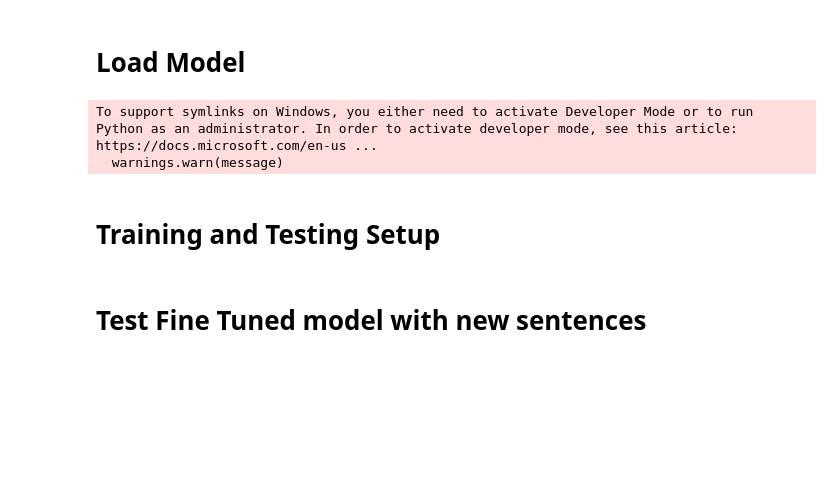
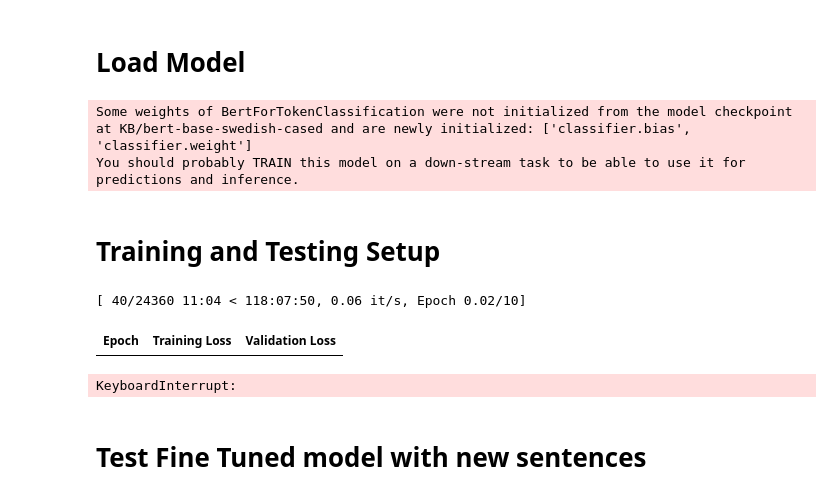
Before and after one commit to AlbertoftheRivers/NER_Entity_Linking_Multilingual_Swedish, a Jupyter notebook: NER_Entity_Linking_Alberto_delosrios.ipynb, the cells around one changed output. Saved outputs shown, nothing was run; the diff lists cells and outputs as text; code cells hidden in the pictures; blank space fills up the shorter version.

```diff
--- a/NER_Entity_Linking_Alberto_delosrios.ipynb
+++ b/NER_Entity_Linking_Alberto_delosrios.ipynb
@@ -425,26 +425,27 @@ val_dataset = NERDataset(val_encodings, val_labels)
 # %% [markdown]
 # Load Model
 # %%
-from transformers import XLMRobertaForTokenClassification, AutoModel, AutoTokenizer
+from transformers import XLMRobertaForTokenClassification, AutoModelForTokenClassification, AutoTokenizer
 
 # Number of labels (adjust to your label2id)
 num_labels = len(label2id)
 
 #model = XLMRobertaForTokenClassification.from_pretrained("xlm-roberta-base",num_labels=num_labels)
 
-model = AutoModel.from_pretrained('KB/bert-base-swedish-cased', num_labels=num_labels)
+model = AutoModelForTokenClassification.from_pretrained('KB/bert-base-swedish-cased', num_labels=num_labels)
 # %% [output]
-To support symlinks on Windows, you either need to activate Developer Mode or to run Python as an administrator. In order to activate developer mode, see this article: https://docs.microsoft.com/en-us ...
-  warnings.warn(message)
+Some weights of BertForTokenClassification were not initialized from the model checkpoint at KB/bert-base-swedish-cased and are newly initialized: ['classifier.bias', 'classifier.weight']
+You should probably TRAIN this model on a down-stream task to be able to use it for predictions and inference.
 # %% [markdown]
 # Training and Testing Setup
 # %%
 from transformers import Trainer, TrainingArguments
 import torch
+from evaluate import load
 
 training_args = TrainingArguments(
     output_dir="./results",          # Where to save model/checkpoints
-    evaluation_strategy="epoch",     # Evaluate after each epoch
+    eval_strategy="epoch",     # Evaluate after each epoch
     learning_rate=5e-5,
     per_device_train_batch_size=16,
     per_device_eval_batch_size=16,
@@ -458,9 +459,7 @@ training_args = TrainingArguments(
     report_to=[]) # We'll define metrics below
 
 
-from datasets import load_metric
-
-metric = load_metric("seqeval")
+metric = load("seqeval")
 
 def compute_metrics(p):
     predictions, labels = p
@@ -473,33 +472,37 @@ def compute_metrics(p):
     true_predictions = [
         [list(label2id.keys())[list(label2id.values()).index(p)] for p in pred_seq]
         for pred_seq in predictions
     ]
 
     results = metric.compute(predictions=true_predictions, references=true_labels)
     return {
         "precision": results["overall_precision"],
         "recall": results["overall_recall"],
         "f1": results["overall_f1"],
         "accuracy": results["overall_accuracy"],
     }
 
 
 trainer = Trainer(
     model=model,
     args=training_args,
     train_dataset=train_dataset,
     eval_dataset=val_dataset,
     compute_metrics=compute_metrics)
 
 trainer.train()
 
 #trainer.save_model("models/fine_tuned_xlm_roberta_ner_wiki_se")
 #tokenizer.save_pretrained("models/fine_tuned_xlm_roberta_ner_wiki_se")
 trainer.save_model("models/fine_tuned_bert-base-swedish-cased_ner_wiki_se")
 tokenizer.save_pretrained("models/fine_tuned_bert-base-swedish-cased_ner_wiki_se")
 model.config.id2label = id2label
 model.config.label2id = label2id
 model.save_pretrained("models/fine_tuned_bert-base-swedish-cased_ner_wiki_se")
+# %% [output]
+[ 40/24360 11:04 < 118:07:50, 0.06 it/s, Epoch 0.02/10]
+| Epoch | Training Loss | Validation Loss |
+KeyboardInterrupt:
 # %% [markdown]
 # Test Fine Tuned model with new sentences
 # %%
```
Also changed, not shown: parts of 1 cell of this notebook.
